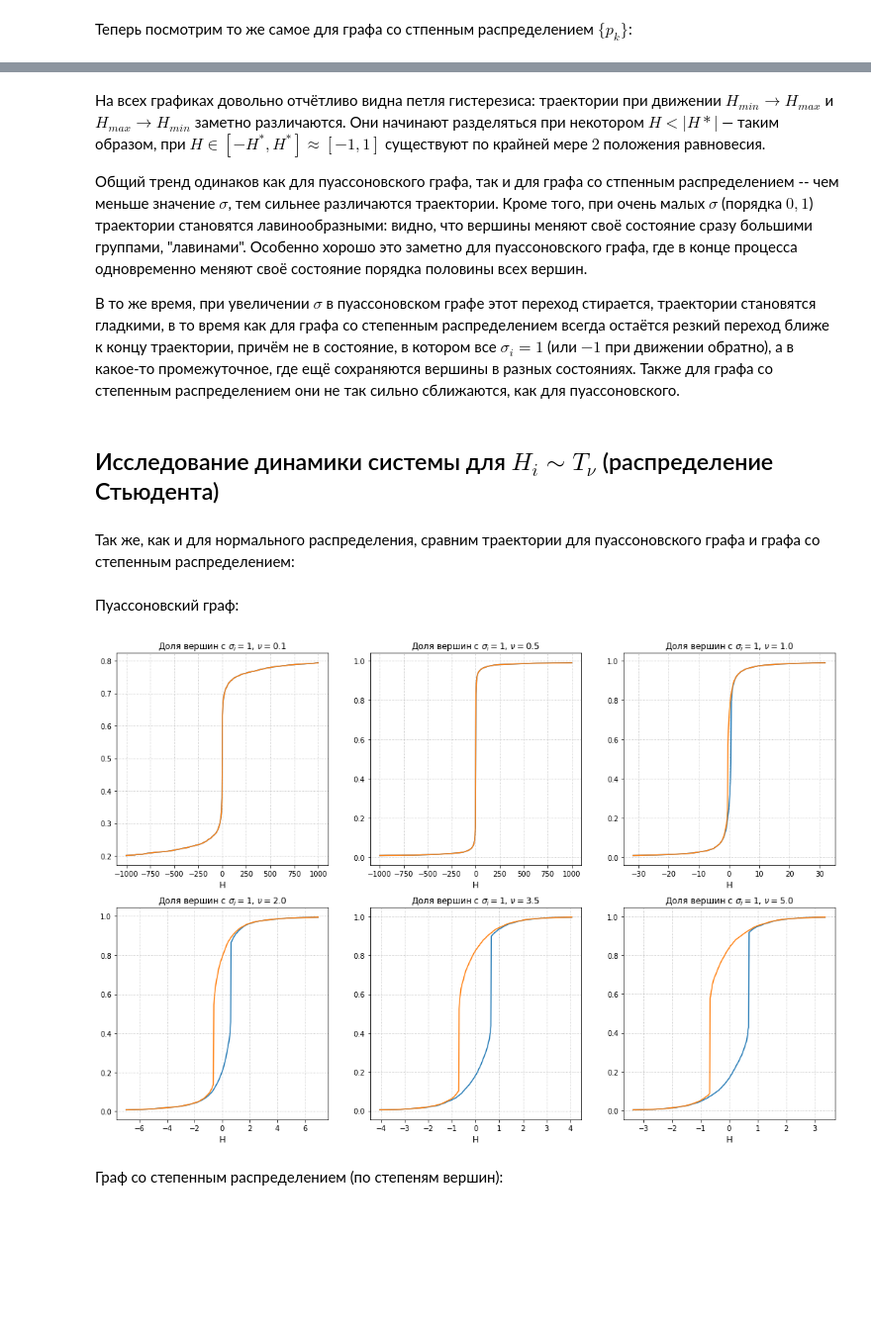
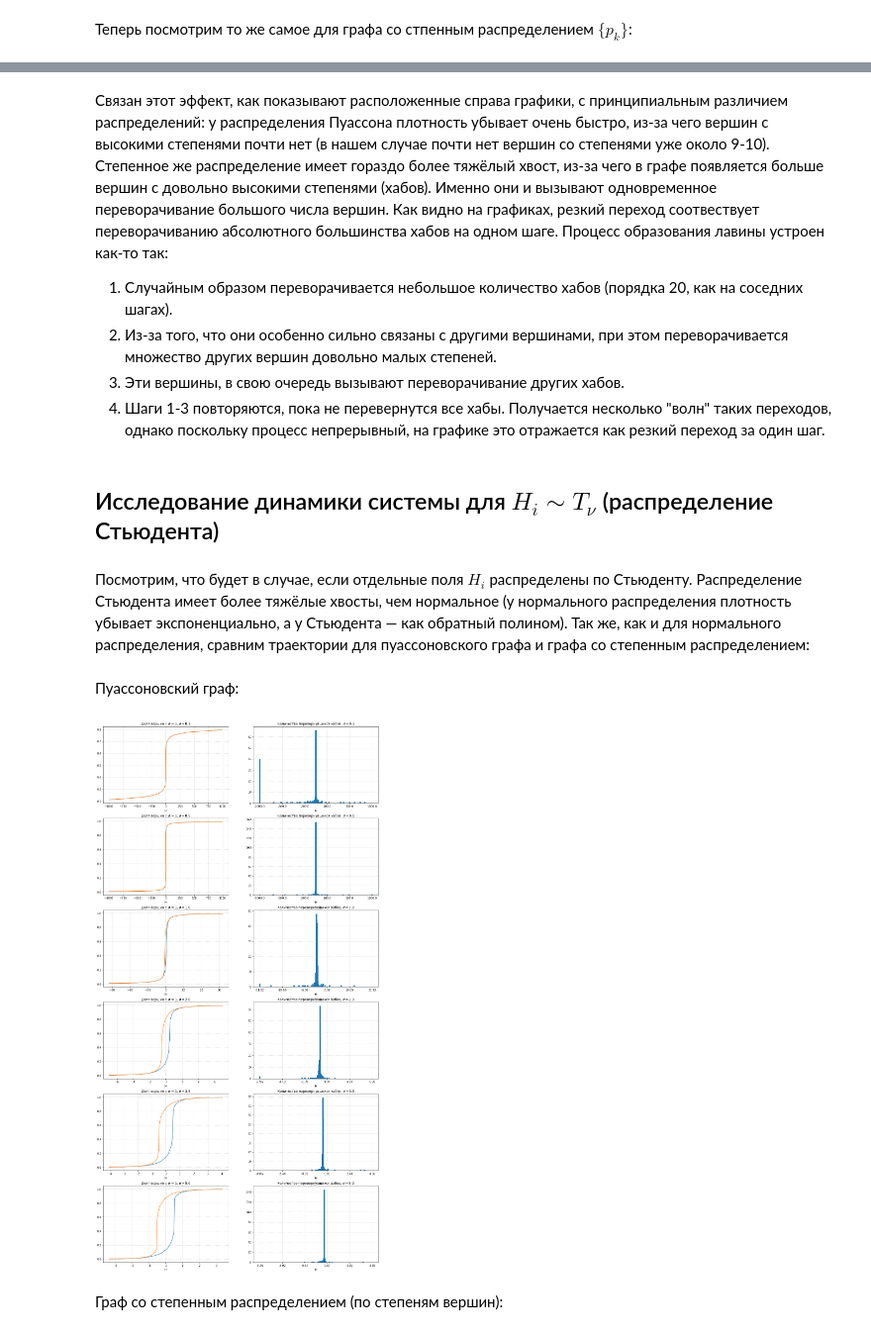
Before and after one commit to alexicon33/Ising-model, a Jupyter notebook: Code/Задача 1 - расширенная версия.ipynb, the cells around one changed output, grey strips where cells are left out. Shown at 99% size. Drawn from its saved outputs; the diff is of its cells as text; code cells hidden in the pictures; blank space fills up the shorter version.

```diff
--- a/Code/Задача 1 - расширенная версия.ipynb
+++ b/Code/Задача 1 - расширенная версия.ipynb
@@ -69,13 +86,9 @@ sigma_grid = np.linspace(sigma_min, sigma_max, 6)
 # %%
-plt.figure(figsize=(18, 12))
+plt.figure(figsize=(18, 36))
 for index, sigma in tqdm(enumerate(sigma_grid)):
-    H_max = max(1, 5 * sigma)
+    H_max = max(1.1, 5 * sigma)
     H_grid = np.linspace(-H_max, H_max, 300)
-    low_to_high, high_to_low = get_trajectories(G_Poisson, J, H_grid, sigma, 'norm')
-    plt.subplot(2, 3, index + 1)
-    plt.plot(H_grid, low_to_high)
-    plt.plot(np.flip(H_grid), high_to_low)
-    plt.grid(ls=':')
-    plt.xlabel('H', fontsize='large')
-    plt.title(r'Доля вершин с $\sigma_i = 1$, $\sigma = {0}$'.format(round(sigma, 3)))
+    low_to_high, high_to_low, hubs_low, hubs_high = G_Poisson.get_trajectories(J, H_grid, sigma, 'norm', True, 0.95)
+
+    plot_trajectories(index, sigma, H_grid, low_to_high, high_to_low, hubs_low, hubs_high)
 # %% [output]
@@ -83,15 +98,11 @@ for index, sigma in tqdm(enumerate(sigma_grid)):
 # %% [markdown]
 Теперь посмотрим то же самое для графа со стпенным распределением $\{p_k\}$:
 # %%
-plt.figure(figsize=(18, 12))
+plt.figure(figsize=(18, 36))
 for index, sigma in tqdm(enumerate(sigma_grid)):
     H_max = max(2.0, 5 * sigma)
     H_grid = np.linspace(-H_max, H_max, 300)
-    low_to_high, high_to_low = get_trajectories(G_zipf, J, H_grid, sigma, 'norm')
-    plt.subplot(2, 3, index + 1)
-    plt.plot(H_grid, low_to_high)
-    plt.plot(np.flip(H_grid), high_to_low)
-    plt.grid(ls=':')
-    plt.xlabel('H', fontsize='large')
-    plt.title(r'Доля вершин с $\sigma_i = 1$, $\sigma = {0}$'.format(round(sigma, 3)))
+    low_to_high, high_to_low, hubs_low, hubs_high = G_zipf.get_trajectories(J, H_grid, sigma, 'norm', True, 0.95)
+
+    plot_trajectories(index, sigma, H_grid, low_to_high, high_to_low, hubs_low, hubs_high)
 # %% [output]
@@ -99,31 +116,27 @@ for index, sigma in tqdm(enumerate(sigma_grid)):
 # %% [markdown]
-На всех графиках довольно отчётливо видна петля гистерезиса: траектории при движении $H_{min} \to H_{max}$ и $H_{max} \to H_{min}$ заметно различаются. Они начинают разделяться при некотором $H < |H*|$ — таким образом, при $H \in [-H^*, H^*] \approx [-1, 1]$ существуют по крайней мере $2$ положения равновесия.
-
-Общий тренд одинаков как для пуассоновского графа, так и для графа со стпенным распределением -- чем меньше значение $\sigma$, тем сильнее различаются траектории. Кроме того, при очень малых $\sigma$ (порядка $0{,}1$) траектории становятся лавинообразными: видно, что вершины меняют своё состояние сразу большими группами, "лавинами". Особенно хорошо это заметно для пуассоновского графа, где в конце процесса одновременно меняют своё состояние порядка половины всех вершин.
-
-В то же время, при увеличении $\sigma$ в пуассоновском графе этот переход стирается, траектории становятся гладкими, в то время как для графа со степенным распределением всегда остаётся резкий переход ближе к концу траектории, причём не в состояние, в котором все $\sigma_i = 1$ (или $-1$ при движении обратно), а в какое-то промежуточное, где ещё сохраняются вершины в разных состояниях. Также для графа со степенным распределением они не так сильно сближаются, как для пуассоновского.
+Связан этот эффект, как показывают расположенные справа графики, с принципиальным различием распределений: у распределения Пуассона плотность убывает очень быстро, из-за чего вершин с высокими степенями почти нет (в нашем случае почти нет вершин со степенями уже около 9-10). Степенное же распределение имеет гораздо более тяжёлый хвост, из-за чего в графе появляется больше вершин с довольно высокими степенями (хабов). Именно они и вызывают одновременное переворачивание большого числа вершин. Как видно на графиках, резкий переход соотвествует переворачиванию абсолютного большинства хабов на одном шаге. Процесс образования лавины устроен как-то так:
+1. Случайным образом переворачивается небольшое количество хабов (порядка 20, как на соседних шагах).
+2. Из-за того, что они особенно сильно связаны с другими вершинами, при этом переворачивается множество других вершин довольно малых степеней.
+3. Эти вершины, в свою очередь вызывают переворачивание других хабов.
+4. Шаги 1-3 повторяются, пока не перевернутся все хабы. Получается несколько "волн" таких переходов, однако поскольку процесс непрерывный, на графике это отражается как резкий переход за один шаг.
 # %% [markdown]
 ## Исследование динамики системы для $H_i \sim T_{\nu}$ (распределение Стьюдента)
 # %% [markdown]
-Так же, как и для нормального распределения, сравним траектории для пуассоновского графа и графа со степенным распределением:
+Посмотрим, что будет в случае, если отдельные поля $H_i$ распределены по Стьюденту. Распределение Стьюдента имеет более тяжёлые хвосты, чем нормальное (у нормального распределения плотность убывает экспоненциально, а у Стьюдента — как обратный полином). Так же, как и для нормального распределения, сравним траектории для пуассоновского графа и графа со степенным распределением:
 # %%
 freedom_grid = np.array([0.1, 0.5, 1, 2, 3.5, 5])
 # %% [markdown]
 Пуассоновский граф:
 # %%
-plt.figure(figsize=(18, 12))
+plt.figure(figsize=(18, 36))
 for index, freedom in tqdm(enumerate(freedom_grid)):
     H_max = min(1000, sps.t.ppf(0.99, freedom))
     H_grid = np.linspace(-H_max, H_max, 400)
-    low_to_high, high_to_low = get_trajectories(G_Poisson, J, H_grid, freedom, 'student')
-    plt.subplot(2, 3, index + 1)
-    plt.plot(H_grid, low_to_high)
-    plt.plot(np.flip(H_grid), high_to_low)
-    plt.grid(ls=':')
-    plt.xlabel('H', fontsize='large')
-    plt.title(r'Доля вершин с $\sigma_i = 1$, $\nu = {0}$'.format(round(freedom, 3)))
+    low_to_high, high_to_low, hubs_low, hubs_high = G_Poisson.get_trajectories(J, H_grid, freedom,
+                                                                               'student', True, 0.95)
+    plot_trajectories(index, freedom, H_grid, low_to_high, high_to_low, hubs_low, hubs_high)
 # %% [output]
-[figure, old version]
+[figure, new version]
 # %% [markdown]
 Граф со степенным распределением (по степеням вершин):
 # %%
```
Also changed, not shown: parts of 43 cells of this notebook, 3 other files.
